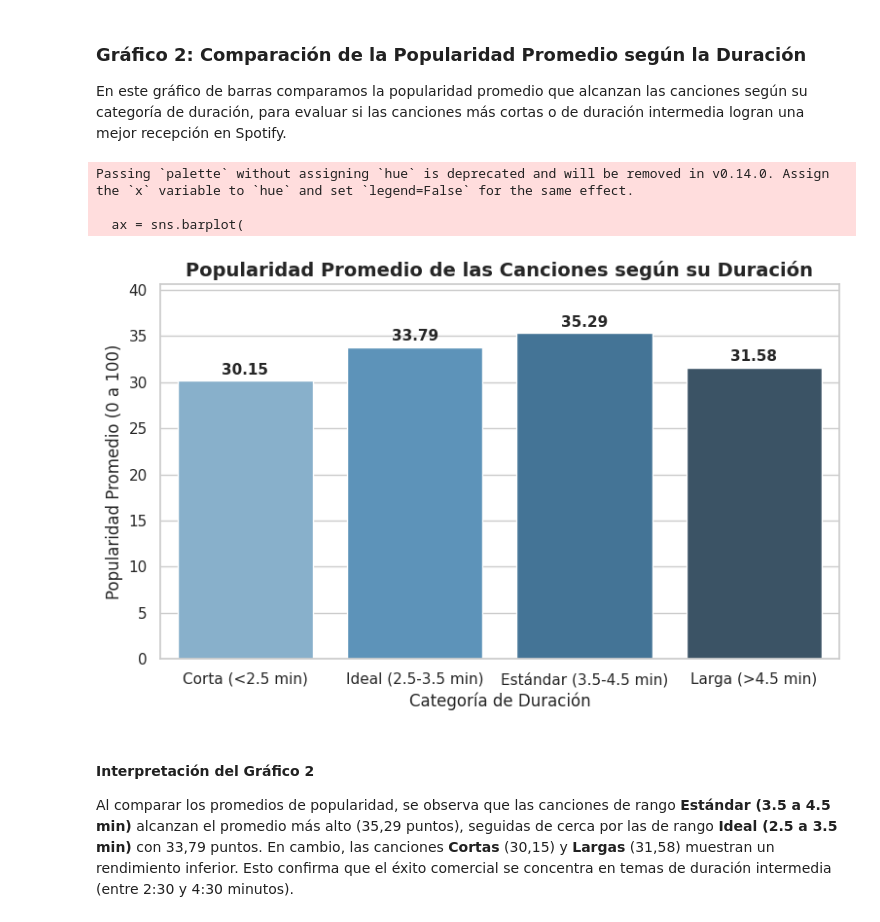
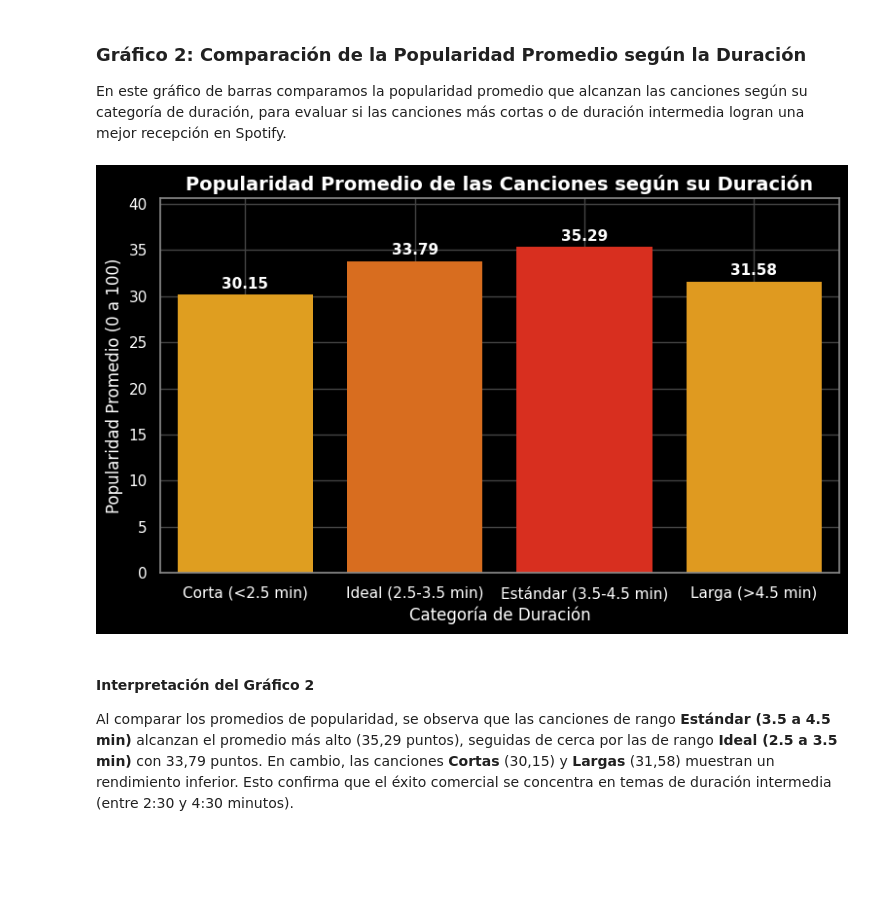
Before and after one commit to TDSxs/Lab-Musica, a Jupyter notebook: notebooks/Trabajo_Práctico_Laboratorio.ipynb, the cells around one changed output. Saved outputs shown, nothing was run; the diff lists cells and outputs as text; code cells hidden in the pictures; blank space fills up the shorter version.

```diff
--- a/notebooks/Trabajo_Práctico_Laboratorio.ipynb
+++ b/notebooks/Trabajo_Práctico_Laboratorio.ipynb
@@ -259,46 +264,64 @@ En este gráfico de barras comparamos la popularidad promedio que alcanzan las c
 # %%
 import matplotlib.pyplot as plt
 import seaborn as sns
 
-plt.figure(figsize=(9, 5))
+sns.set_theme(style="whitegrid")
+fig, ax = plt.subplots(figsize=(9, 5))
+
+# Fondo negro (de la figura y del área del gráfico)
+fig.patch.set_facecolor('black')
+ax.set_facecolor('black')
 
 # Calcular el promedio de popularidad por categoría
 df_promedios = df_features_limpio.groupby('duracion_categoria', observed=False)['popularity'].mean().reset_index()
 
+# Colores de las barras, en el orden de las categorías
+colores = ['#FFA800', '#f76800', '#f71600', '#ffa300']
+
 # Crear gráfico de barras
-ax = sns.barplot(
+sns.barplot(
     data=df_promedios,
     x='duracion_categoria',
     y='popularity',
-    palette='Blues_d'
+    hue='duracion_categoria',
+    palette=colores,
+    legend=False,
+    edgecolor='none',   # sin borde blanco en las barras
+    ax=ax
 )
 
-# Agregar los números exactos arriba de cada barra
+# Agregar los números exactos arriba de cada barra (en blanco)
 for p in ax.patches:
     ax.annotate(
         f'{p.get_height():.2f}',
         (p.get_x() + p.get_width() / 2., p.get_height()),
         ha='center', va='center',
         xytext=(0, 8),
         textcoords='offset points',
-        fontsize=11, fontweight='bold'
+        fontsize=11, fontweight='bold', color='white'
     )
 
-# Títulos y ejes
-plt.title('Popularidad Promedio de las Canciones según su Duración', fontsize=14, fontweight='bold')
-plt.xlabel('Categoría de Duración', fontsize=12)
-plt.ylabel('Popularidad Promedio (0 a 100)', fontsize=12)
-plt.ylim(0, max(df_promedios['popularity']) * 1.15) # Dar espacio arriba para los números
+# Títulos y ejes en blanco
+ax.set_title('Popularidad Promedio de las Canciones según su Duración',
+             fontsize=14, fontweight='bold', color='white')
+ax.set_xlabel('Categoría de Duración', fontsize=12, color='white')
+ax.set_ylabel('Popularidad Promedio (0 a 100)', fontsize=12, color='white')
+ax.set_ylim(0, max(df_promedios['popularity']) * 1.15)  # Dar espacio arriba para los números
+ax.tick_params(colors='white')   # números y nombres de las categorías en blanco
 
-# Guardar la imagen para el informe
-plt.savefig('grafico2_popularidad_por_duracion.png', dpi=300, bbox_inches='tight')
+# Grilla gris oscuro, detrás de las barras, y bordes del gráfico en gris
+ax.grid(color='#444444')
+ax.set_axisbelow(True)
+for borde in ax.spines.values():
+    borde.set_color('#888888')
+
+# Guardar la imagen para el informe (con el fondo negro incluido)
+plt.savefig('grafico2_popularidad_por_duracion.png', dpi=300, bbox_inches='tight',
+            facecolor=fig.get_facecolor())
 
 plt.show()
 # %% [output]
-Passing `palette` without assigning `hue` is deprecated and will be removed in v0.14.0. Assign the `x` variable to `hue` and set `legend=False` for the same effect.
-
-  ax = sns.barplot(
-[figure, old version]
+[figure, new version]
 # %% [markdown]
 #### Interpretación del Gráfico 2
 Al comparar los promedios de popularidad, se observa que las canciones de rango **Estándar (3.5 a 4.5 min)** alcanzan el promedio más alto (35,29 puntos), seguidas de cerca por las de rango **Ideal (2.5 a 3.5 min)** con 33,79 puntos. En cambio, las canciones **Cortas** (30,15) y **Largas** (31,58) muestran un rendimiento inferior. Esto confirma que el éxito comercial se concentra en temas de duración intermedia (entre 2:30 y 4:30 minutos).
```
Also changed, not shown: parts of 14 cells of this notebook.
